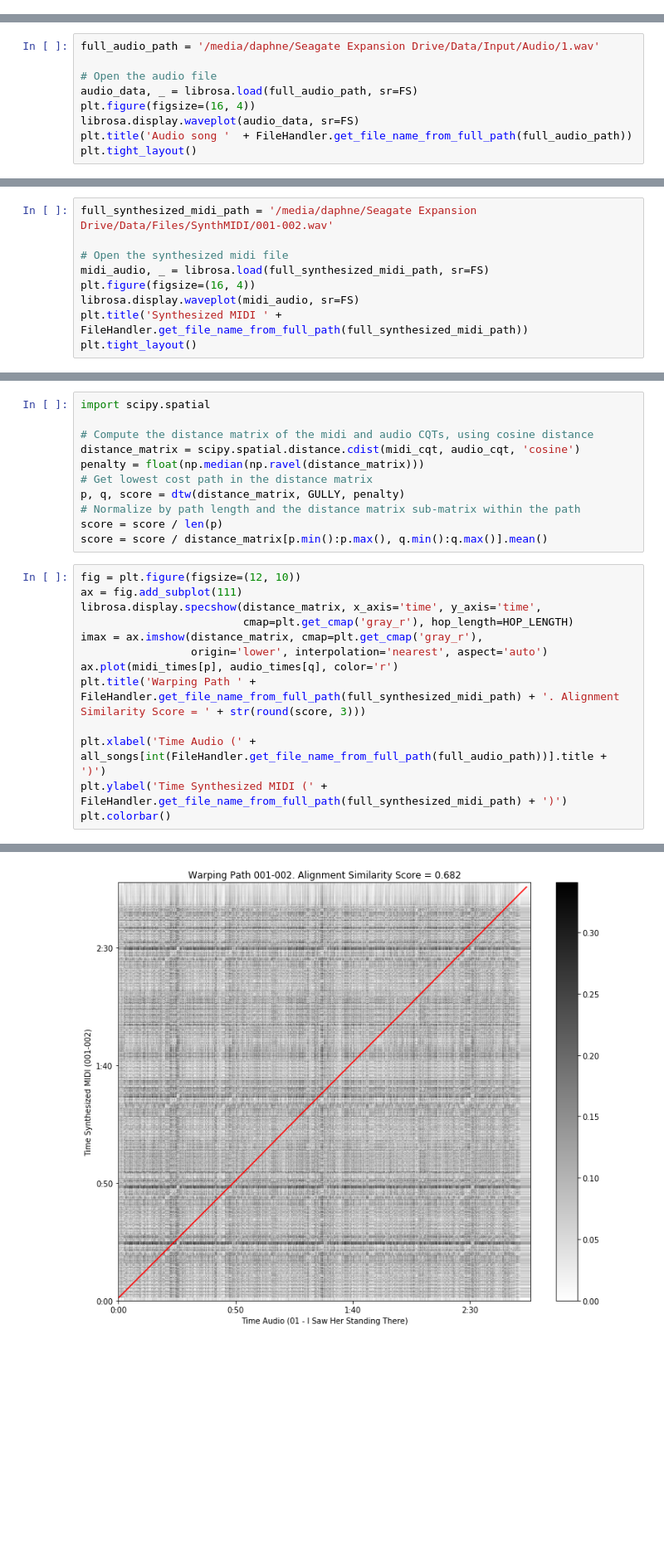
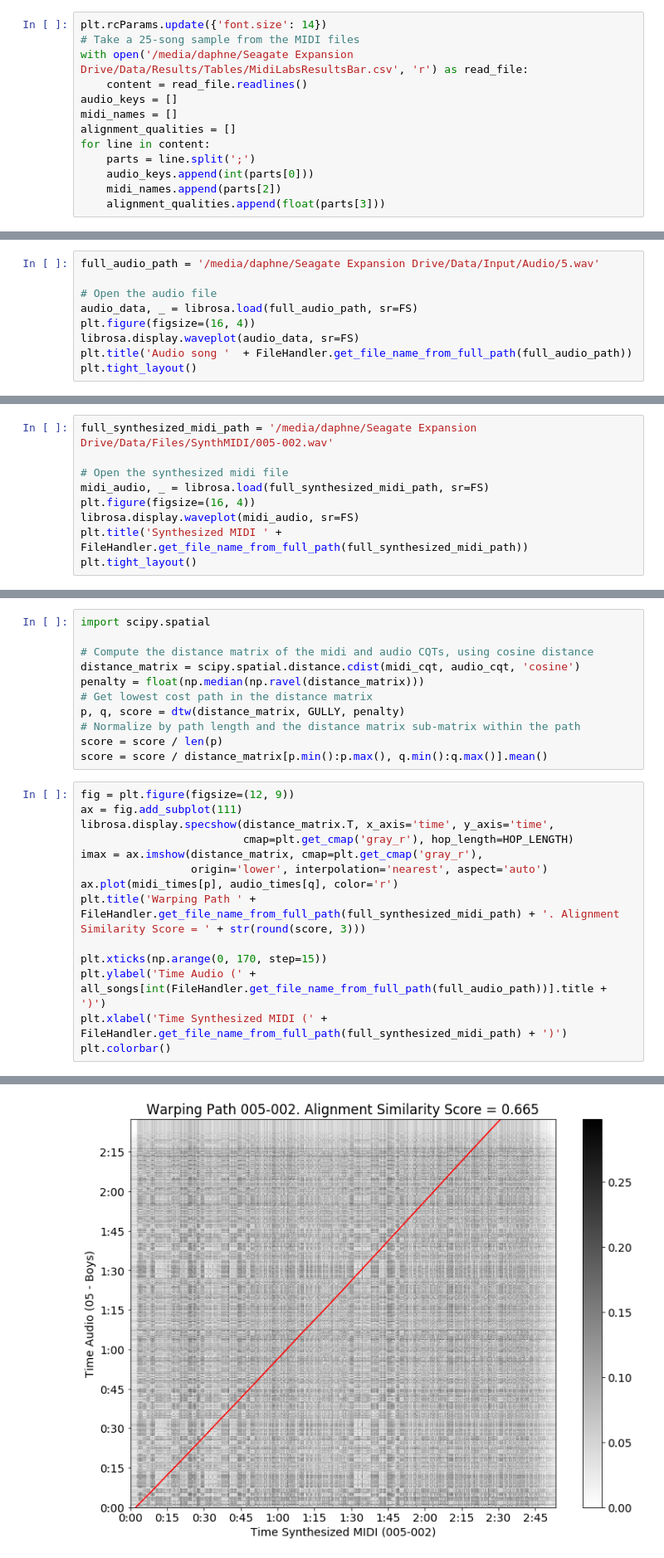
Before and after one commit to DaphneO/DECIBEL, a Jupyter notebook: AlignmentVisualizer.ipynb, the cells around one changed output, grey strips where cells are left out. Shown at 83% size. Saved outputs shown, nothing was run; the diff lists cells and outputs as text; blank space fills up the shorter version.

```diff
--- a/AlignmentVisualizer.ipynb
+++ b/AlignmentVisualizer.ipynb
@@ -8,3 +8,16 @@ import librosa.display
 from AudioMIDIAligner.PureAligner import *
 
 all_songs = FileHandler.get_all_songs()
+# %%
+plt.rcParams.update({'font.size': 14})
+# Take a 25-song sample from the MIDI files
+with open('/media/daphne/Seagate Expansion Drive/Data/Results/Tables/MidiLabsResultsBar.csv', 'r') as read_file:
+    content = read_file.readlines()
+audio_keys = []
+midi_names = []
+alignment_qualities = []
+for line in content:
+    parts = line.split(';')
+    audio_keys.append(int(parts[0]))
+    midi_names.append(parts[2])
+    alignment_qualities.append(float(parts[3]))
@@ -11,5 +84,5 @@ all_songs = FileHandler.get_all_songs()
 # %%
-full_audio_path = '/media/daphne/Seagate Expansion Drive/Data/Input/Audio/1.wav'
+full_audio_path = '/media/daphne/Seagate Expansion Drive/Data/Input/Audio/5.wav'
 
 # Open the audio file
 audio_data, _ = librosa.load(full_audio_path, sr=FS)
@@ -22,5 +95,5 @@ plt.tight_layout()
 # %%
-full_synthesized_midi_path = '/media/daphne/Seagate Expansion Drive/Data/Files/SynthMIDI/001-002.wav'
+full_synthesized_midi_path = '/media/daphne/Seagate Expansion Drive/Data/Files/SynthMIDI/005-002.wav'
 
 # Open the synthesized midi file
 midi_audio, _ = librosa.load(full_synthesized_midi_path, sr=FS)
@@ -62,21 +135,22 @@ p, q, score = dtw(distance_matrix, GULLY, penalty)
 score = score / len(p)
 score = score / distance_matrix[p.min():p.max(), q.min():q.max()].mean()
 # %%
-fig = plt.figure(figsize=(12, 10))
+fig = plt.figure(figsize=(12, 9))
 ax = fig.add_subplot(111)
-librosa.display.specshow(distance_matrix, x_axis='time', y_axis='time',
+librosa.display.specshow(distance_matrix.T, x_axis='time', y_axis='time',
                          cmap=plt.get_cmap('gray_r'), hop_length=HOP_LENGTH)
 imax = ax.imshow(distance_matrix, cmap=plt.get_cmap('gray_r'),
                  origin='lower', interpolation='nearest', aspect='auto')
 ax.plot(midi_times[p], audio_times[q], color='r')
 plt.title('Warping Path ' + FileHandler.get_file_name_from_full_path(full_synthesized_midi_path) + '. Alignment Similarity Score = ' + str(round(score, 3)))
 
-plt.xlabel('Time Audio (' + all_songs[int(FileHandler.get_file_name_from_full_path(full_audio_path))].title + ')')
-plt.ylabel('Time Synthesized MIDI (' + FileHandler.get_file_name_from_full_path(full_synthesized_midi_path) + ')')
+plt.xticks(np.arange(0, 170, step=15))
+plt.ylabel('Time Audio (' + all_songs[int(FileHandler.get_file_name_from_full_path(full_audio_path))].title + ')')
+plt.xlabel('Time Synthesized MIDI (' + FileHandler.get_file_name_from_full_path(full_synthesized_midi_path) + ')')
 plt.colorbar()
 # %% [output]
 <matplotlib.colorbar.Colorbar at 0x...>
-[figure, old version]
+[figure, new version]
 # %%
 fig = plt.figure(figsize=(16, 8))
 
```
Also changed, not shown: parts of 10 cells of this notebook, 3 other files.
